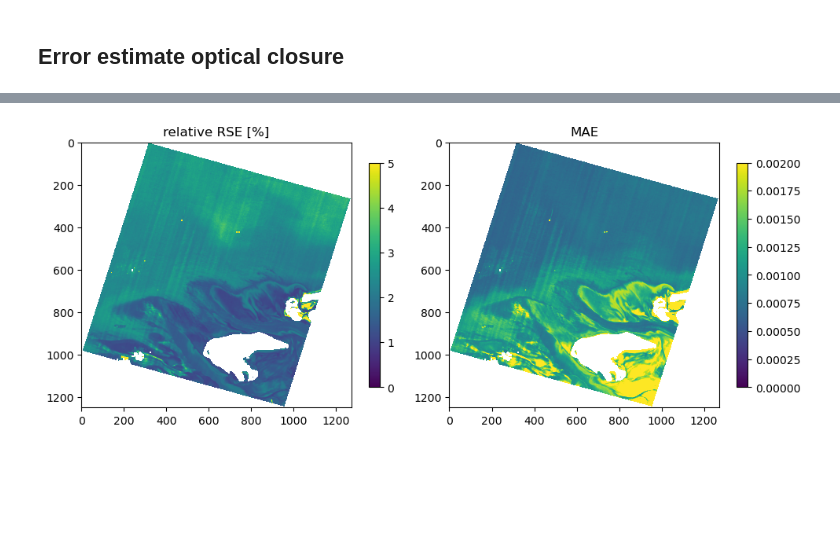
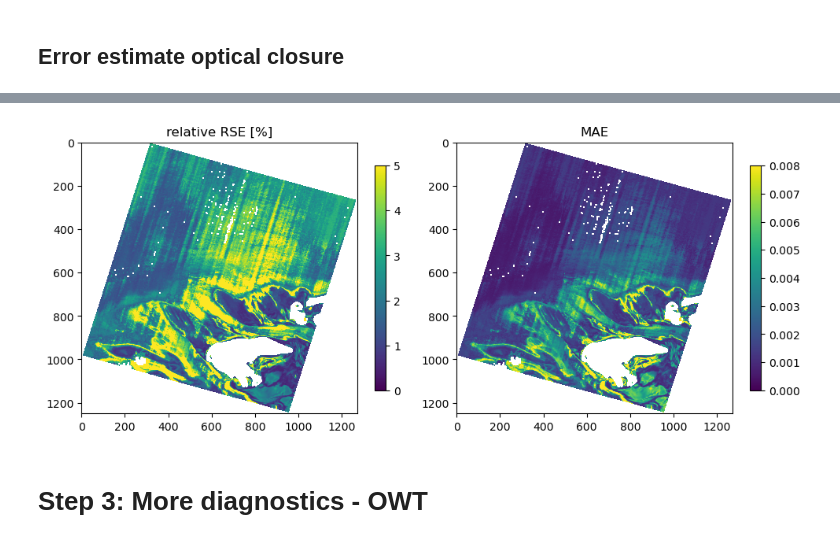
Before and after one commit to CMLandOcean/bio_optics, a Jupyter notebook: bio_optics/examples/14_EnMAP_Processor_PhytoTypes.ipynb, the cells around one changed output, grey strips where cells are left out. Drawn from its saved outputs; the diff is of its cells as text; code cells hidden in the pictures; blank space fills up the shorter version.

```diff
--- a/bio_optics/examples/14_EnMAP_Processor_PhytoTypes.ipynb
+++ b/bio_optics/examples/14_EnMAP_Processor_PhytoTypes.ipynb
@@ -387,10 +278,14 @@ def transform_NorthSea_IOPs(iopArr, reverse = False):
+# %%
+## AC v1.4.2
+path = "E:\Documents\projects\EnsAD\\NN_training\\NN_ModelRrs2IOP\\nn_EnMAP_20240708_v01\I60x80x80x80xO11_IOP_NorthSea_ranges_MinRrsIOPTrans\\temp\\"
+fname = "I60x80x80x80xO11_batch10_epoch25393_loss0.00099.h5"
+
+## log-transform of IOPs to prevent negative values!
 # %%
-path = "E:\Documents\projects\EnsAD\\NN_training\\NN_ModelRrs2IOP\\nn_EnMAP_20240408_v01\I60x80x80x80xO11_IOP_NorthSea_ranges_MinRrsIOPTrans\\temp\\"
-fname = 'I60x80x80x80xO11_batch10_epoch17623_loss0.00142.h5'
 model_IOP = tf.keras.models.load_model(path + fname)
 
 IOPNN_pred = model_IOP.predict(NNbridge_pred)
-IOPNN_pred = transform_NorthSea_IOPs(IOPNN_pred, reverse=True)
+IOPNN_pred = transform_NorthSea_IOPs(IOPNN_pred, varList, rangeDict, reverse=True)
 
 Niop = IOPNN_pred.shape[1]
 outIOP = np.zeros((Niop, height, width)) + np.nan
@@ -401,13 +296,13 @@ for i in range(Niop):
 # %%
-varList = ['C_0', 'C_2', 'C_5', 'C_6', 'C_7', 'C_Y', 'C_ism', 'L_fl_lambda0', 'b_ratio_md', 'b_ratio_bd', 'S_cdom']
-rangeList = [[0,20], [0,10], [0, 5], [0,2], [0, 0.5], [0,5], [0, 10], [0, 0.2], [0.021, 0.3756], [0.021, 0.3756], [0.005, 0.032]]
+# varList = ['C_0', 'C_2', 'C_5', 'C_6', 'C_7', 'C_Y', 'C_ism', 'L_fl_lambda0', 'b_ratio_md', 'b_ratio_bd', 'S_cdom']
+plotRangeList = [[0,20], [0,10], [0, 10], [0,5], [0, 0.5], [0,1], [0, 20], [0, 0.2], [0.021, 0.3756], [0.021, 0.3756], [0.005, 0.032]]
 Nx, Ny = (4, 3)
 fig, ax = plt.subplots(nrows=Ny, ncols=Nx, figsize=(15, 10))
 ix, iy = (0, 0)
 
 for i in range(len(varList)):
-    a_m = np.ma.masked_where(waterMask[0,:, :] !=2, outIOP[i,:,:])
-    im = ax[iy, ix].imshow(a_m, vmin=rangeList[i][0], vmax=rangeList[i][1])
+    a_m = np.ma.masked_where(waterMask[:, :] !=2, outIOP[i,:,:])
+    im = ax[iy, ix].imshow(a_m, vmin=plotRangeList[i][0], vmax=plotRangeList[i][1])
     fig.colorbar(im, ax=ax[iy,ix], shrink=0.5)
     ax[iy, ix].set_title(varList[i])
     ix +=1
@@ -419,7 +314,7 @@ for i in range(len(varList)):
 b = np.copy(outIOP[0:5,:,:])
 ID = np.array(b < 0)
 b[ID] = 0.
-a_m = np.ma.masked_where(waterMask[0,:, :] !=2, np.sum(b, axis=0))
+a_m = np.ma.masked_where(waterMask[:, :] !=2, np.sum(b, axis=0))
 im = ax[iy, ix].imshow(a_m, vmin=0., vmax=20.)
 fig.colorbar(im, ax=ax[iy,ix], shrink=0.5)
 ax[iy, ix].set_title('total phytoplankton conc.')
@@ -460,11 +356,14 @@ plt.show()
 # %% [markdown]
 ## Error estimate optical closure
 # %%
-fwnn_path =  "E:\Documents\projects\EnsAD\\NN_training\\NN_IOP2ModelRrs_fwHEREON\\fwnn_HEREON_20240409_v01\I11x110x70x60xO60_IOP_NorthSea_ranges_l1RegTrans\\temp\\"
-fname = 'I11x110x70x60xO60_batch10_epoch39064_loss0.0.h5'
-
+# ## AC v1.3.3
+# fwnn_path =  "E:\Documents\projects\EnsAD\\NN_training\\NN_IOP2ModelRrs_fwHEREON\\fwnn_HEREON_20240409_v01\I11x110x70x60xO60_IOP_NorthSea_ranges_l1RegTrans\\temp\\"
+# fname = 'I11x110x70x60xO60_batch10_epoch39064_loss0.0.h5'
+## AC v1.4.2
+fwnn_path = "E:\Documents\projects\EnsAD\\NN_training\\NN_IOP2ModelRrs_fwHEREON\\fwnn_HEREON_20240708_v01\I11x110x70x60xO60_IOP_NorthSea_ranges_l1RegTrans\\temp\\"
+fname = "I11x110x70x60xO60_batch5_epoch139977_loss0.0.h5"
 model_fw = tf.keras.models.load_model(fwnn_path + fname)
 
-IOPNN_pred = transform_NorthSea_IOPs(IOPNN_pred, reverse=False)
+IOPNN_pred = transform_NorthSea_IOPs(IOPNN_pred, varList, rangeDict, reverse=False)
 RrsNN_pred = model_fw.predict(IOPNN_pred)
 # %% [output]
@@ -480,17 +384,19 @@ MAE_fwnn_2d[validInput] = MAE_fwnn
 # %%
 # ID = np.logical_and(np.array(rMAE_fwnn >0), np.array(rMAE_fwnn<100))
 # plt.hist(np.log10(rMAE_fwnn[ID]), 50)
 # plt.show()
 fig, ax = plt.subplots(nrows=1, ncols=2, figsize=(10,4))
-a_m = np.ma.masked_where(waterMask[0,:, :] !=2, rMAE_fwnn_2d)
+a_m = np.ma.masked_where(waterMask[:, :] !=2, rMAE_fwnn_2d)
 im = ax[0].imshow(a_m*100., vmin=0., vmax=5)
-ax[0].set_title('relative RSE [%]')
+ax[0].set_title('relative RSE [%]')  # APD absolute percentage difference
 fig.colorbar(im, ax=ax[0], shrink=0.8)
-a_m = np.ma.masked_where(waterMask[0,:, :] !=2, MAE_fwnn_2d)
-im = ax[1].imshow(a_m, vmin=0., vmax=0.002)
+a_m = np.ma.masked_where(waterMask[:, :] !=2, MAE_fwnn_2d)
+im = ax[1].imshow(a_m, vmin=0., vmax=0.008)
 ax[1].set_title('MAE')
 fig.colorbar(im, ax=ax[1], shrink=0.8)
 fig.tight_layout()
 plt.show()
 # %% [output]
-[figure, old version]
+[figure, new version]
+# %% [markdown]
+# Step 3: More diagnostics - OWT
```
Also changed, not shown: parts of 29 cells of this notebook, 15 other files.
